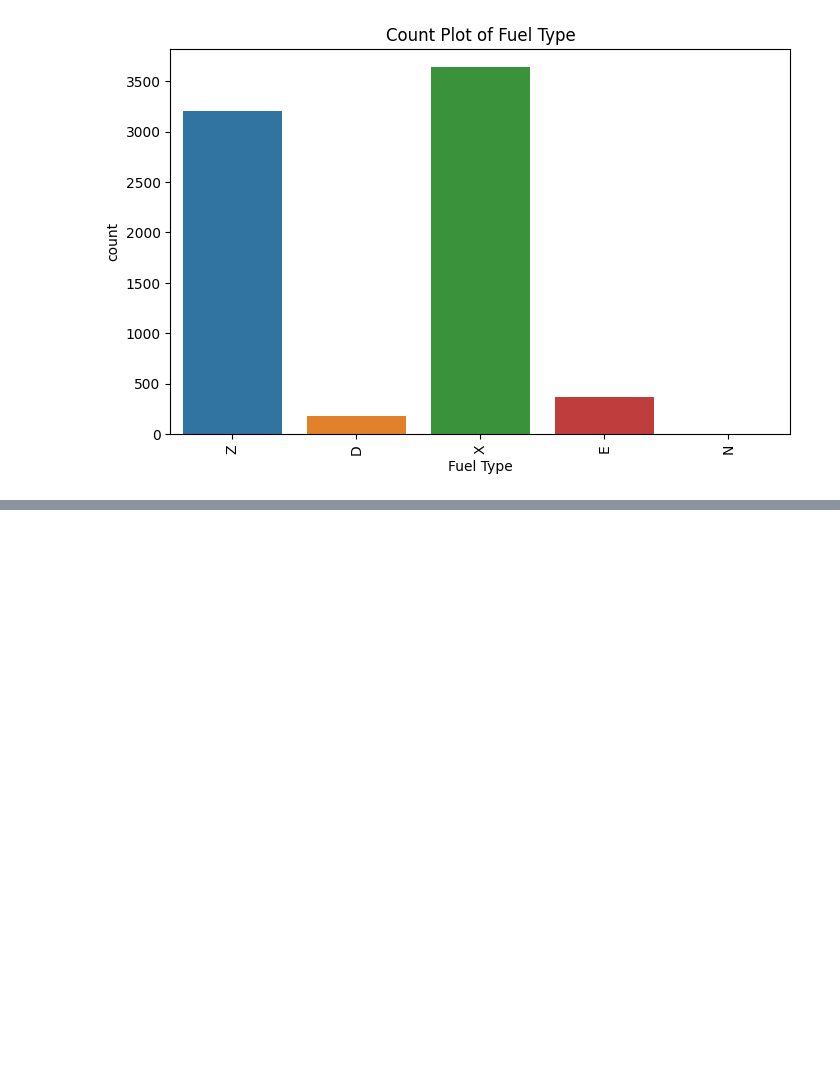
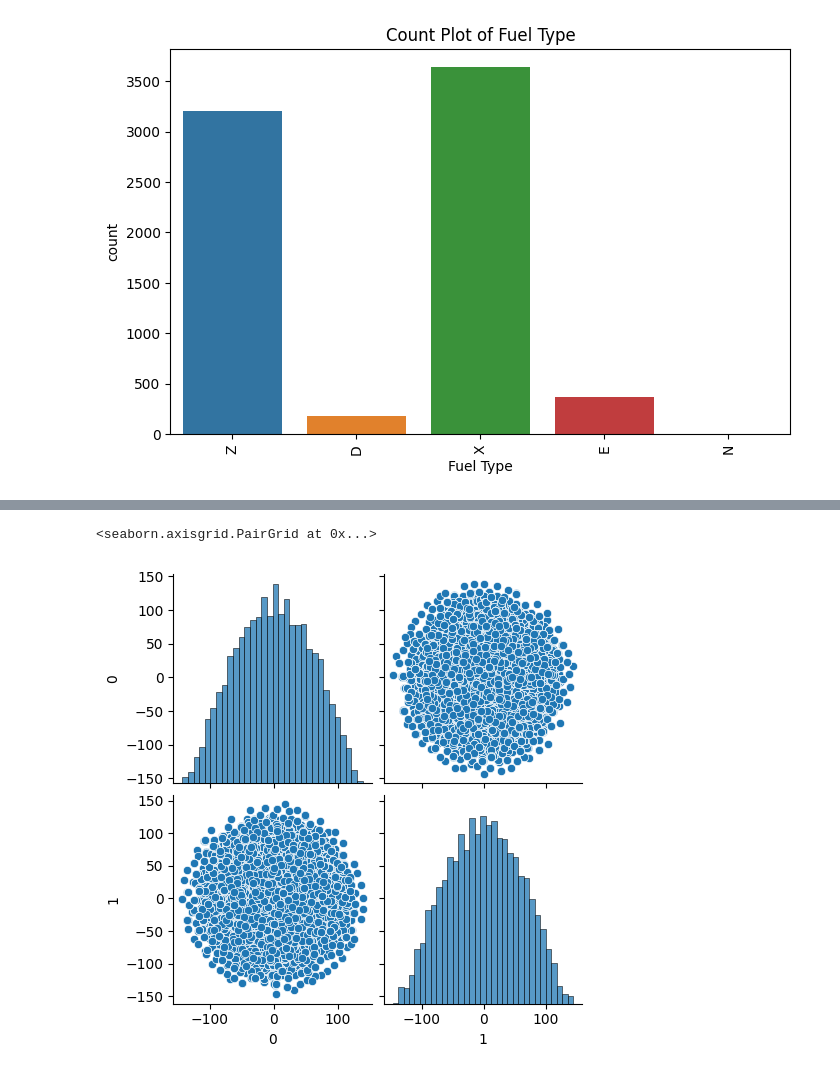
Before and after one commit to plon-Susk7/Machine_Learning_CSE343, a Jupyter notebook: a1/3_2021553.ipynb, the cells around one changed output, grey strips where cells are left out. Saved outputs shown, nothing was run; the diff lists cells and outputs as text; code cells hidden in the pictures; blank space fills up the shorter version.

```diff
--- a/a1/3_2021553.ipynb
+++ b/a1/3_2021553.ipynb
@@ -126,3 +126,13 @@ for col in cols:
 [figure]
 # %%
 #Pie Chart missing
+# %%
+#scatter plot by reducing dimension of data
+
+cols = data.select_dtypes(['int64','float64'])
+
+
+from sklearn.manifold import TSNE
+
+X_embedded = TSNE(n_components=2, learning_rate='auto',init='random', perplexity=3).fit_transform(cols)
+X_embedded
@@ -128,0 +147,8 @@ for col in cols:
+# %%
+df = pd.DataFrame(X_embedded)
+sns.pairplot(df)
+
+# Data points aren't separable
+# %% [output]
+<seaborn.axisgrid.PairGrid at 0x...>
+[figure, added]
```
Also changed, not shown: parts of 11 cells of this notebook.
